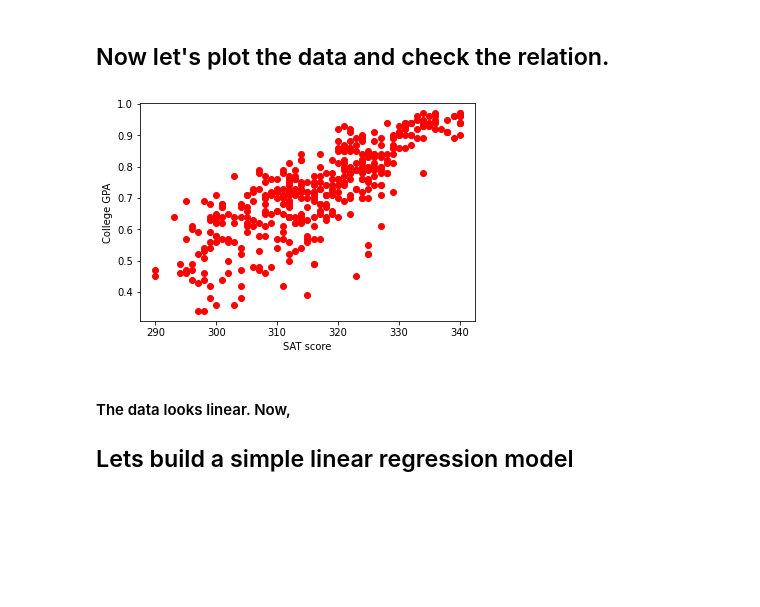
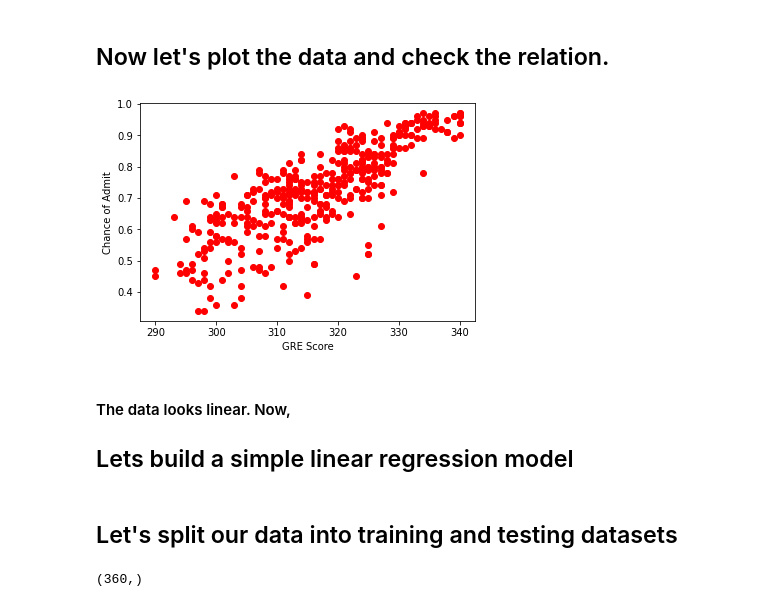
Before and after one commit to vedant-jad99/51-days-of-ML, a Jupyter notebook: Simple linear regression project/slr.ipynb, the cells around one changed output. Cells and saved outputs as stored; diff of their text form; code cells hidden in the pictures; blank space fills up the shorter version.

```diff
--- a/Simple linear regression project/slr.ipynb
+++ b/Simple linear regression project/slr.ipynb
@@ -76,11 +77,11 @@ Name: Chance of Admit , Length: 400, dtype: float64
 ## Now let's plot the data and check the relation.
 # %%
 plt.scatter(X, y, c="red")
-plt.xlabel("SAT score")
-plt.ylabel("College GPA")
+plt.xlabel("GRE Score")
+plt.ylabel("Chance of Admit")
 plt.show()
 # %% [output]
-[figure, old version]
+[figure, new version]
 # %% [markdown]
 #### The data looks linear. Now,
 ## Lets build a simple linear regression model
@@ -128,4 +111,9 @@ class SimpleLinearRegression:
+# %% [markdown]
+## Let's split our data into training and testing datasets
 # %%
-lr = SimpleLinearRegression()
-X_train, y_train = np.array(X[:-40]), np.array(y[:-40])
-X_test = np.array(X[-40:])
+X_train = np.array(X[:-40])
+y_train = np.array(y[:-40])
+X_test, y_test = np.array(X[-40:]), np.array(y[-40:])
+print(y_train.shape)
+# %% [output]
+(360,)
```
Also changed, not shown: parts of 19 cells of this notebook.
